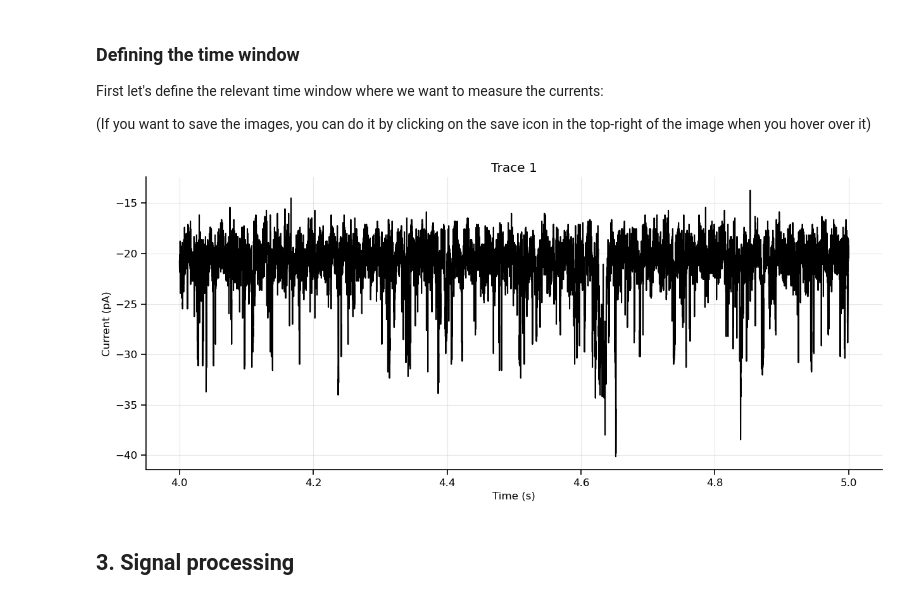
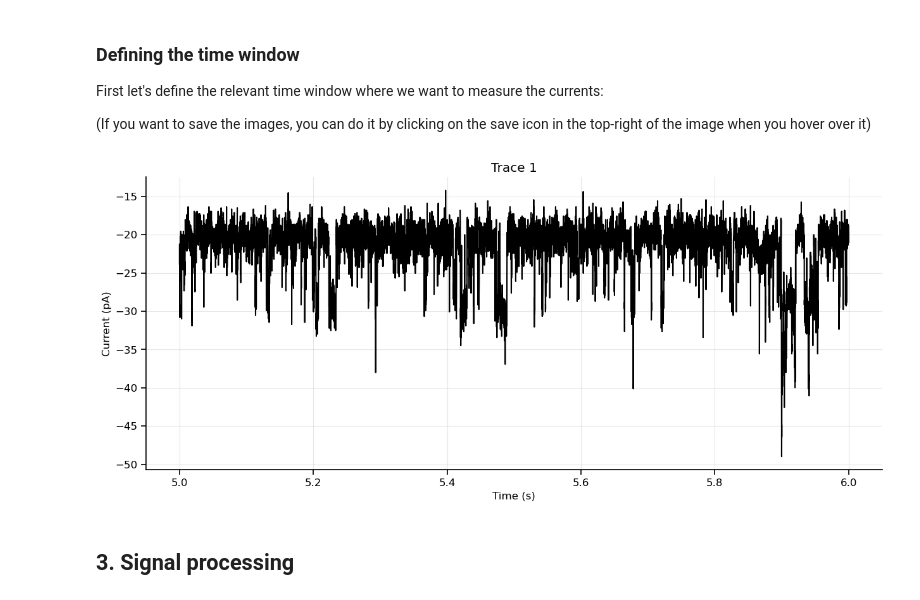
Before and after one commit to argalloni/CSHL_IonChannels2025, a Jupyter notebook: Analysis 9 - Single channels.ipynb, the cells around one changed output. Cells and saved outputs as stored; diff of their text form; code cells hidden in the pictures.

```diff
--- a/Analysis 9 - Single channels.ipynb
+++ b/Analysis 9 - Single channels.ipynb
@@ -70,24 +67,24 @@ First let's define the relevant time window where we want to measure the current
 (If you want to save the images, you can do it by clicking on the save icon in the top-right of the image when you hover over it)
 # %%
 # The start/end time just helps to zoom in on the traces.
-start_time = 4.  # seconds
-end_time = 5.   # seconds
+start_time = 5.  # seconds
+end_time = 6.   # seconds
 trace_to_plot = 1
 
 # ---------------------------------------------------------------------------------------------------------------------
 current_traces, time = select_sweep_window(sweeps, sweeps_time, start_time*1000, end_time*1000, sampling_freq, channel=0)
 time /= 1000 # Convert to Seconds
 
 current_traces = current_traces[trace_to_plot]
 fig, ax = plt.subplots(figsize=(15, 6), linewidth=0.1)
 ax.plot(time, current_traces, color='k')
 ax.set_xlabel('Time (s)')
 ax.set_ylabel('Current (pA)')
 ax.set_title(f'Trace {trace_to_plot}')
 ax.grid(True, alpha=0.3)
 plt.show()
 # %% [output]
-[figure, old version]
+[figure, new version]
 # %% [markdown]
 ## 3. Signal processing
 # %% [markdown]
```
Also changed, not shown: parts of 12 cells of this notebook, 1 other file.
